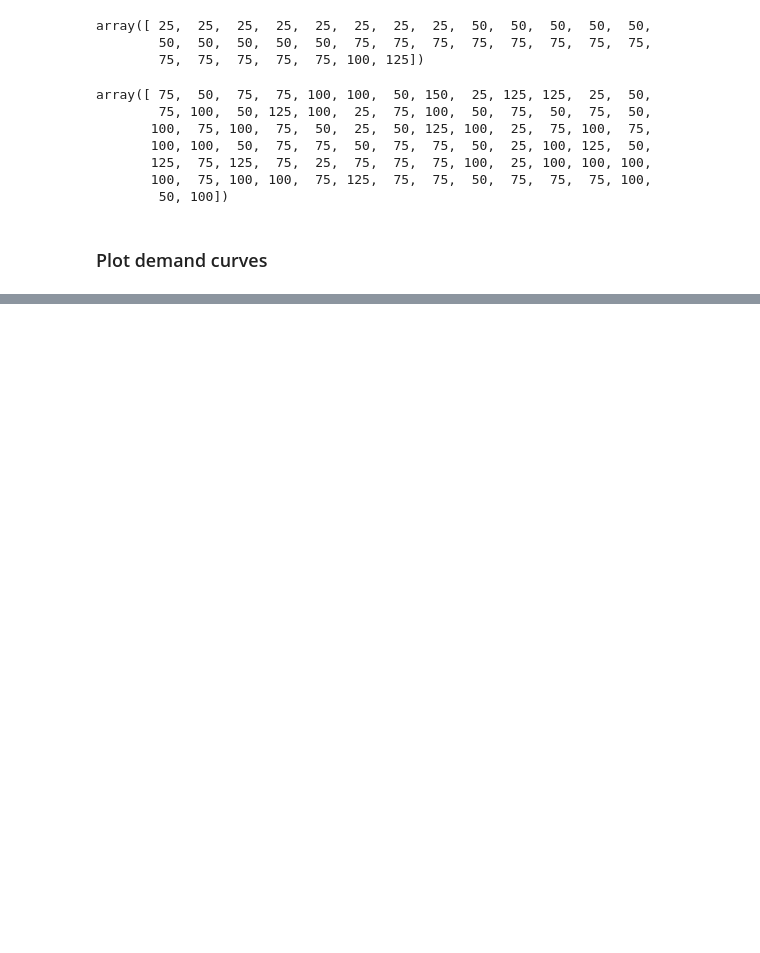
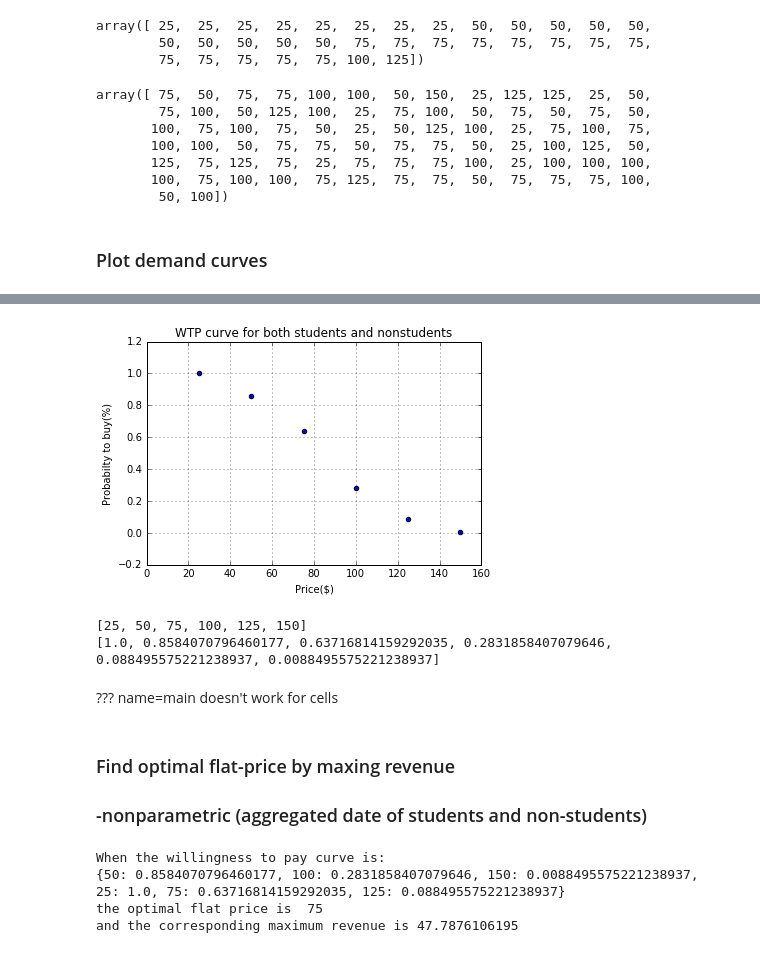
Before and after one commit to JessieJingxuGao/Mini-Projects-in-Revenue-Management, a Jupyter notebook: NYHC/hw4.ipynb, the cells around one changed output, grey strips where cells are left out. Cells and saved outputs as stored; diff of their text form; code cells hidden in the pictures; blank space fills up the shorter version.

```diff
--- a/NYHC/hw4.ipynb
+++ b/NYHC/hw4.ipynb
@@ -196,0 +175,55 @@ def revenue_cal(demand_scatter_data,plot_name):
+# %%
+wtp_all=[]
+for item in list(wtp_student):
+    wtp_all.append(item)
+for item in list(wtp_nonstudent):
+    wtp_all.append(item)
+# print(len(wtp_all),len(wtp_student),len(wtp_nonstudent)) # 113 33 80
+
+
+temp = demand_scatter_plot(wtp_all,'WTP curve for both students and nonstudents')
+
+price_set = temp[0]
+prob_set = temp[1]
+print(price_set)
+print(prob_set)
+# demand_scatter_plot(wtp_all,'WTP curve for both students and nonstudents')
+# %% [output]
+[figure, added]
+[25, 50, 75, 100, 125, 150]
+[1.0, 0.8584070796460177, 0.63716814159292035, 0.2831858407079646, 0.088495575221238937, 0.0088495575221238937]
+# %% [markdown]
+??? name=main doesn't work for cells
+# %% [markdown]
+###  Find optimal flat-price by maxing revenue
+###  -nonparametric (aggregated date of students and non-students)
+# %%
+wtp={} # wtp[price]=demand
+
+for i in range(len(price_set)):
+    wtp[price_set[i]]=prob_set[i]
+
+def optimal_flat_price(wtp_data):
+    max_revenue = 0
+    optimal_price = 0
+    revenue={}
+    for item in wtp_data:
+        revenue[item]=wtp_data[item]*item
+    for item in revenue:
+        if max_revenue < revenue[item]:
+            max_revenue = revenue[item]
+            optimal_price = item
+    result=[]
+    result.append(max_revenue)
+    result.append(optimal_price)
+    return result
+
+print("When the willingness to pay curve is:")
+print(wtp)
+print("the optimal flat price is ",optimal_flat_price (wtp)[1])
+print("and the corresponding maximum revenue is", optimal_flat_price (wtp)[0])
+# %% [output]
+When the willingness to pay curve is:
+{50: 0.8584070796460177, 100: 0.2831858407079646, 150: 0.0088495575221238937, 25: 1.0, 75: 0.63716814159292035, 125: 0.088495575221238937}
+the optimal flat price is  75
+and the corresponding maximum revenue is 47.7876106195
```
Also changed, not shown: parts of 13 cells of this notebook.
